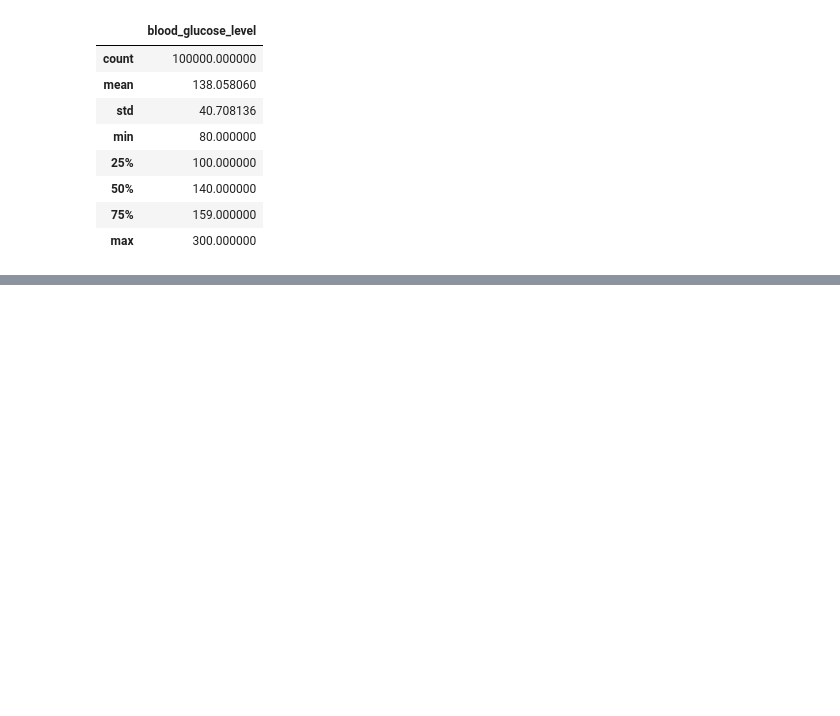
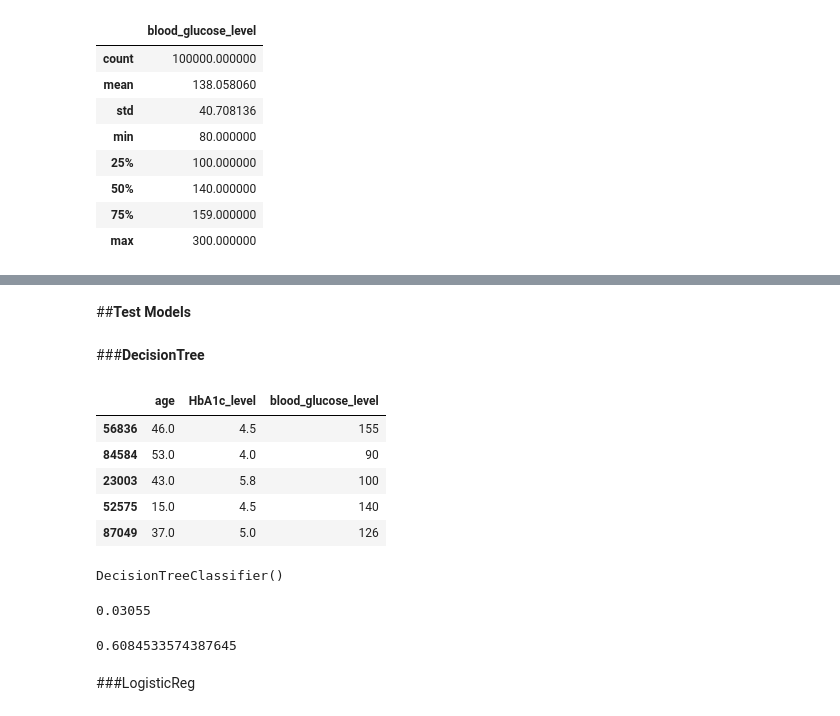
Before and after one commit to Elma-dev/Diabetes_prediction, a Jupyter notebook: Diabetes_prediction.ipynb, the cells around one changed output, grey strips where cells are left out. Cells and saved outputs as stored; diff of their text form; code cells hidden in the pictures; blank space fills up the shorter version.

```diff
--- a/Diabetes_prediction.ipynb
+++ b/Diabetes_prediction.ipynb
@@ -199,0 +261,10 @@ The default value of numeric_only in DataFrameGroupBy.sum is deprecated. In a fu
+# %%
+from sklearn.preprocessing import LabelEncoder
+labelEncoder=LabelEncoder()
+X['gender']=labelEncoder.fit_transform(X['gender'])
+# %%
+from sklearn.preprocessing import OneHotEncoder
+from sklearn.compose import ColumnTransformer
+
+columnTrans=ColumnTransformer(transformers=[('encoder',OneHotEncoder(),['smoking_history'])],remainder='passthrough')
+columnTrans.fit(X)
@@ -199,0 +305,2 @@ The default value of numeric_only in DataFrameGroupBy.sum is deprecated. In a fu
+# %% [markdown]
+##**Test Models**
@@ -199,0 +309,21 @@ The default value of numeric_only in DataFrameGroupBy.sum is deprecated. In a fu
+# %% [markdown]
+###**DecisionTree**
+# %%
+X_dtree=X.drop(['smoking_history','gender','hypertension'	,'heart_disease'	,'bmi'],axis=1)
+# %%
+x_train,x_test,y_train,y_test=train_test_split(X_dtree,y,test_size=0.2)
+# %%
+x_train.head()
+# %% [output]
+|  | age | HbA1c_level | blood_glucose_level |
+| 56836 | 46.0 | 4.5 | 155 |
+| 84584 | 53.0 | 4.0 | 90 |
+| 23003 | 43.0 | 5.8 | 100 |
+| 52575 | 15.0 | 4.5 | 140 |
+| 87049 | 37.0 | 5.0 | 126 |
+# %%
+from sklearn.tree import DecisionTreeClassifier
+decisionTree=DecisionTreeClassifier()
+decisionTree.fit(x_train,y_train)
+# %% [output]
+DecisionTreeClassifier()
@@ -199,0 +332,10 @@ The default value of numeric_only in DataFrameGroupBy.sum is deprecated. In a fu
+# %%
+mean_squared_error(y_test,y_predict)
+# %% [output]
+0.03055
+# %%
+r2_score(y_test,y_predict)
+# %% [output]
+0.6084533574387645
+# %% [markdown]
+###LogisticReg
```
Also changed, not shown: parts of 50 cells of this notebook.
